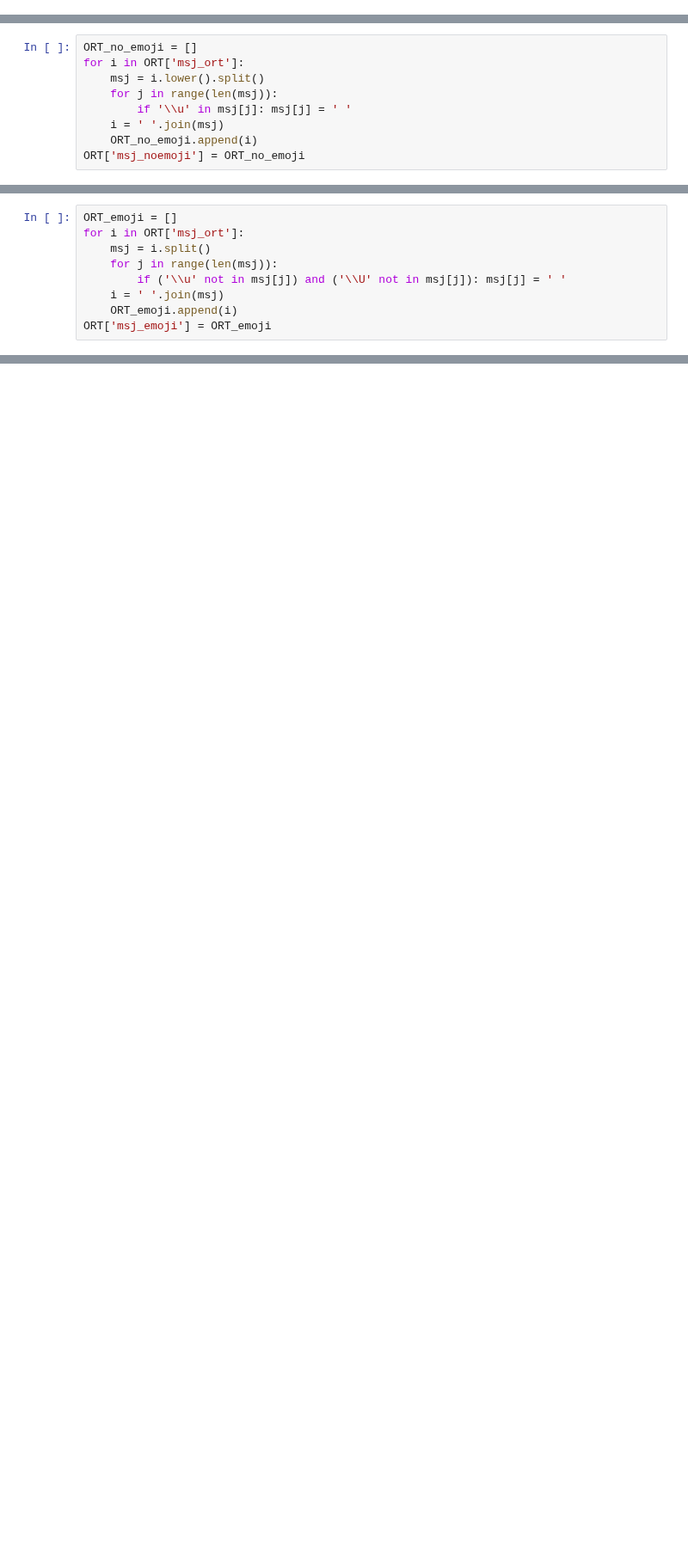
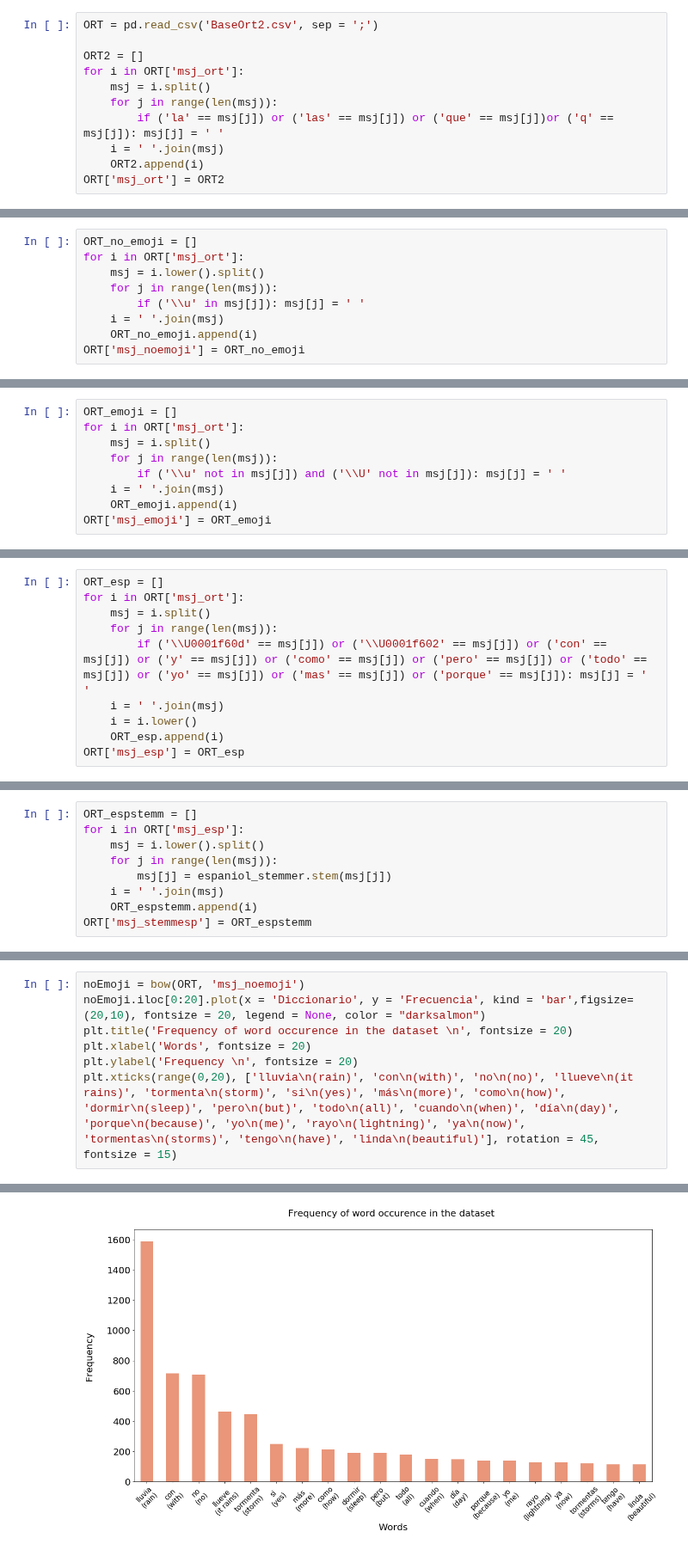
Before and after one commit to agemperador/RELAMPAGO_poster, a Jupyter notebook: GEN_DATASET/tweet_analysis.ipynb, the cells around one changed output, grey strips where cells are left out. Shown at 86% size. Cells and saved outputs as stored; diff of their text form; blank space fills up the shorter version.

Commit message:
graficos de frecuencias

```diff
--- a/GEN_DATASET/tweet_analysis.ipynb
+++ b/GEN_DATASET/tweet_analysis.ipynb
@@ -52,0 +45,11 @@ Aplico NLTK
+# %%
+ORT = pd.read_csv('BaseOrt2.csv', sep = ';')
+
+ORT2 = []
+for i in ORT['msj_ort']:
+    msj = i.split()
+    for j in range(len(msj)):
+        if ('la' == msj[j]) or ('las' == msj[j]) or ('que' == msj[j])or ('q' == msj[j]): msj[j] = ' '
+    i = ' '.join(msj)
+    ORT2.append(i)
+ORT['msj_ort'] = ORT2
@@ -78,7 +85,7 @@ ORT_no_emoji = []
 for i in ORT['msj_ort']:
     msj = i.lower().split()
     for j in range(len(msj)):
-        if '\\u' in msj[j]: msj[j] = ' '
+        if ('\\u' in msj[j]): msj[j] = ' '
     i = ' '.join(msj)
     ORT_no_emoji.append(i)
 ORT['msj_noemoji'] = ORT_no_emoji
@@ -95,0 +105,10 @@ ORT['msj_emoji'] = ORT_emoji
+# %%
+ORT_esp = []
+for i in ORT['msj_ort']:
+    msj = i.split()
+    for j in range(len(msj)):
+        if ('\\U0001f60d' == msj[j]) or ('\\U0001f602' == msj[j]) or ('con' == msj[j]) or ('y' == msj[j]) or ('como' == msj[j]) or ('pero' == msj[j]) or ('todo' == msj[j]) or ('yo' == msj[j]) or ('mas' == msj[j]) or ('porque' == msj[j]): msj[j] = ' '
+    i = ' '.join(msj)
+    i = i.lower()
+    ORT_esp.append(i)
+ORT['msj_esp'] = ORT_esp
@@ -96,2 +117,11 @@ ORT['msj_emoji'] = ORT_emoji
+# %%
+ORT_espstemm = []
+for i in ORT['msj_esp']:
+    msj = i.lower().split()
+    for j in range(len(msj)):
+        msj[j] = espaniol_stemmer.stem(msj[j])
+    i = ' '.join(msj)
+    ORT_espstemm.append(i)
+ORT['msj_stemmesp'] = ORT_espstemm
 # %%
 ORT.to_csv(r'BaseRed.csv', sep = ';', index = None)
@@ -215,0 +150,8 @@ tot
+# %%
+noEmoji = bow(ORT, 'msj_noemoji')
+noEmoji.iloc[0:20].plot(x = 'Diccionario', y = 'Frecuencia', kind = 'bar',figsize=(20,10), fontsize = 20, legend = None, color = "darksalmon")
+plt.title('Frequency of word occurence in the dataset \n', fontsize = 20)
+plt.xlabel('Words', fontsize = 20)
+plt.ylabel('Frequency \n', fontsize = 20)
+plt.xticks(range(0,20), ['lluvia\n(rain)', 'con\n(with)', 'no\n(no)', 'llueve\n(it rains)', 'tormenta\n(storm)', 'si\n(yes)', 'más\n(more)', 'como\n(how)', 'dormir\n(sleep)', 'pero\n(but)', 'todo\n(all)', 'cuando\n(when)', 'día\n(day)', 'porque\n(because)', 'yo\n(me)', 'rayo\n(lightning)', 'ya\n(now)', 'tormentas\n(storms)', 'tengo\n(have)', 'linda\n(beautiful)'], rotation = 45, fontsize = 15)
+# %% [output]
@@ -215,0 +175 @@ tot
+[figure, added]
```
Also changed, not shown: parts of 49 cells of this notebook, 2 other files.
